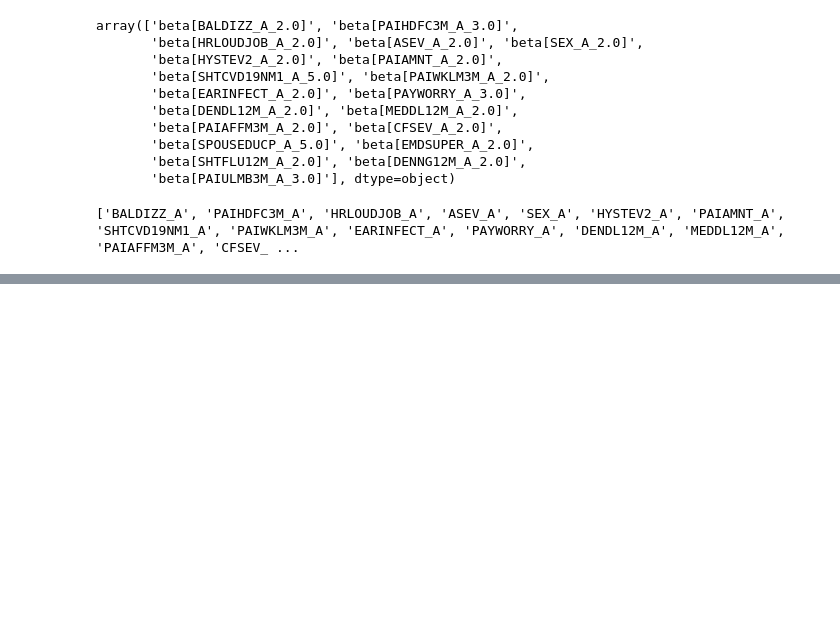
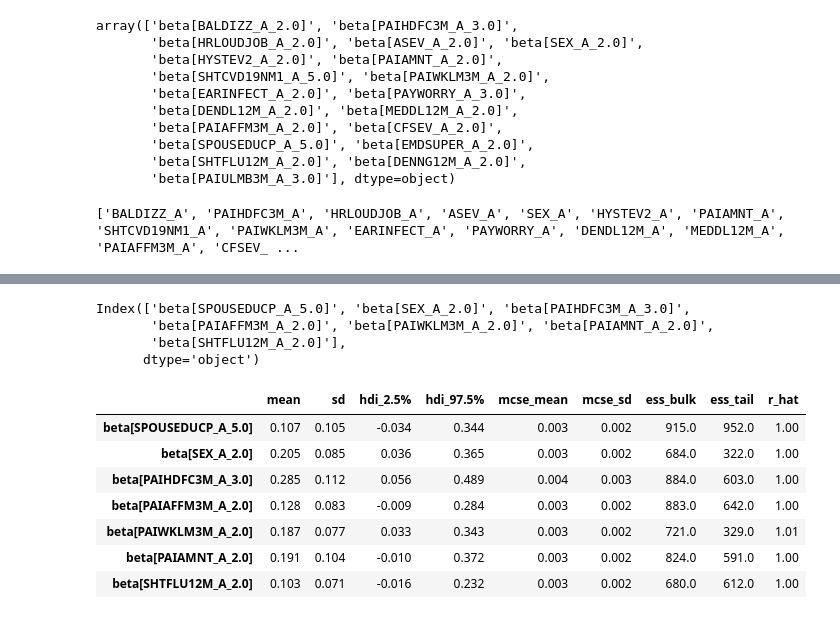
Before and after one commit to kehunter/bayesian-lcovid, a Jupyter notebook: feature_selection.ipynb, the cells around one changed output, grey strips where cells are left out. Drawn from its saved outputs; the diff is of its cells as text; code cells hidden in the pictures; blank space fills up the shorter version.

```diff
--- a/feature_selection.ipynb
+++ b/feature_selection.ipynb
@@ -171,0 +193,16 @@ summary.to_csv("feature_selection_results_2chains.csv", index=True)
+# %%
+print(summary[summary['mean']>0.1].index)
+summary[summary['mean']>0.1]
+# %% [output]
+Index(['beta[SPOUSEDUCP_A_5.0]', 'beta[SEX_A_2.0]', 'beta[PAIHDFC3M_A_3.0]',
+       'beta[PAIAFFM3M_A_2.0]', 'beta[PAIWKLM3M_A_2.0]', 'beta[PAIAMNT_A_2.0]',
+       'beta[SHTFLU12M_A_2.0]'],
+      dtype='object')
+|  | mean | sd | hdi_2.5% | hdi_97.5% | mcse_mean | mcse_sd | ess_bulk | ess_tail | r_hat |
+| beta[SPOUSEDUCP_A_5.0] | 0.107 | 0.105 | -0.034 | 0.344 | 0.003 | 0.002 | 915.0 | 952.0 | 1.00 |
+| beta[SEX_A_2.0] | 0.205 | 0.085 | 0.036 | 0.365 | 0.003 | 0.002 | 684.0 | 322.0 | 1.00 |
+| beta[PAIHDFC3M_A_3.0] | 0.285 | 0.112 | 0.056 | 0.489 | 0.004 | 0.003 | 884.0 | 603.0 | 1.00 |
+| beta[PAIAFFM3M_A_2.0] | 0.128 | 0.083 | -0.009 | 0.284 | 0.003 | 0.002 | 883.0 | 642.0 | 1.00 |
+| beta[PAIWKLM3M_A_2.0] | 0.187 | 0.077 | 0.033 | 0.343 | 0.003 | 0.002 | 721.0 | 329.0 | 1.01 |
+| beta[PAIAMNT_A_2.0] | 0.191 | 0.104 | -0.010 | 0.372 | 0.003 | 0.002 | 824.0 | 591.0 | 1.00 |
+| beta[SHTFLU12M_A_2.0] | 0.103 | 0.071 | -0.016 | 0.232 | 0.003 | 0.002 | 680.0 | 612.0 | 1.00 |
```
Also changed, not shown: parts of 4 cells of this notebook.
